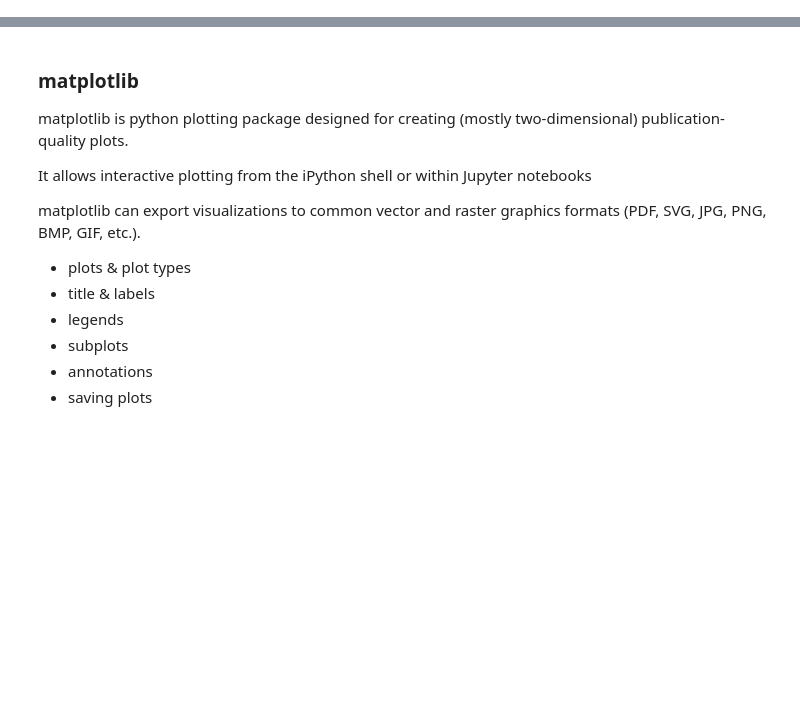
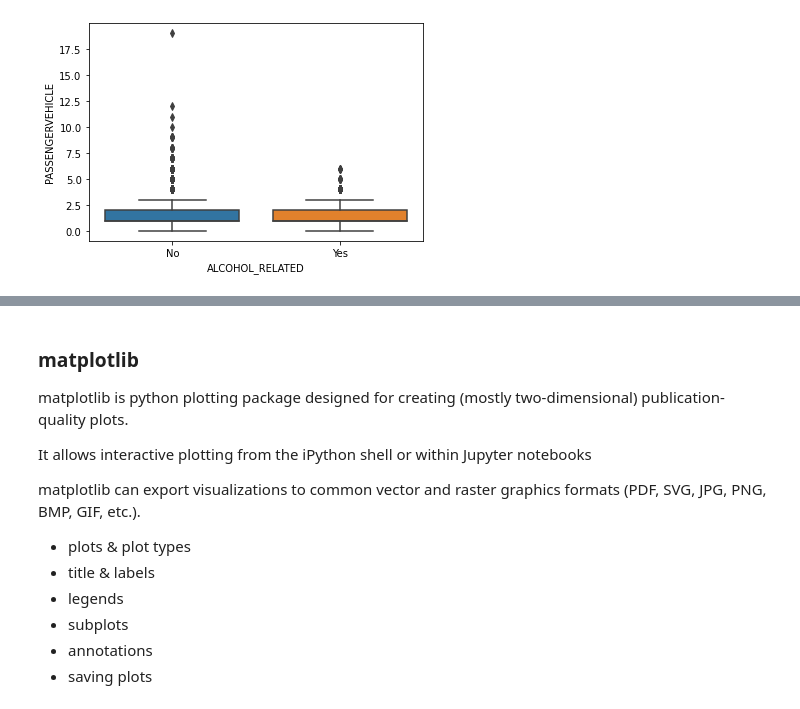
Before and after one commit to brendenwest/ad450, a Jupyter notebook: 4_data_visualization.ipynb, the cells around one changed output, grey strips where cells are left out. Saved outputs shown, nothing was run; the diff lists cells and outputs as text; code cells hidden in the pictures; blank space fills up the shorter version.

```diff
--- a/4_data_visualization.ipynb
+++ b/4_data_visualization.ipynb
@@ -52,0 +153,6 @@
+# %%
+# look for outliers
+sns.boxplot(x='ALCOHOL_RELATED',y='PASSENGERVEHICLE',data=data)
+plt.show()
+# %% [output]
+[figure, added]
```
Also changed, not shown: parts of 22 cells of this notebook.
